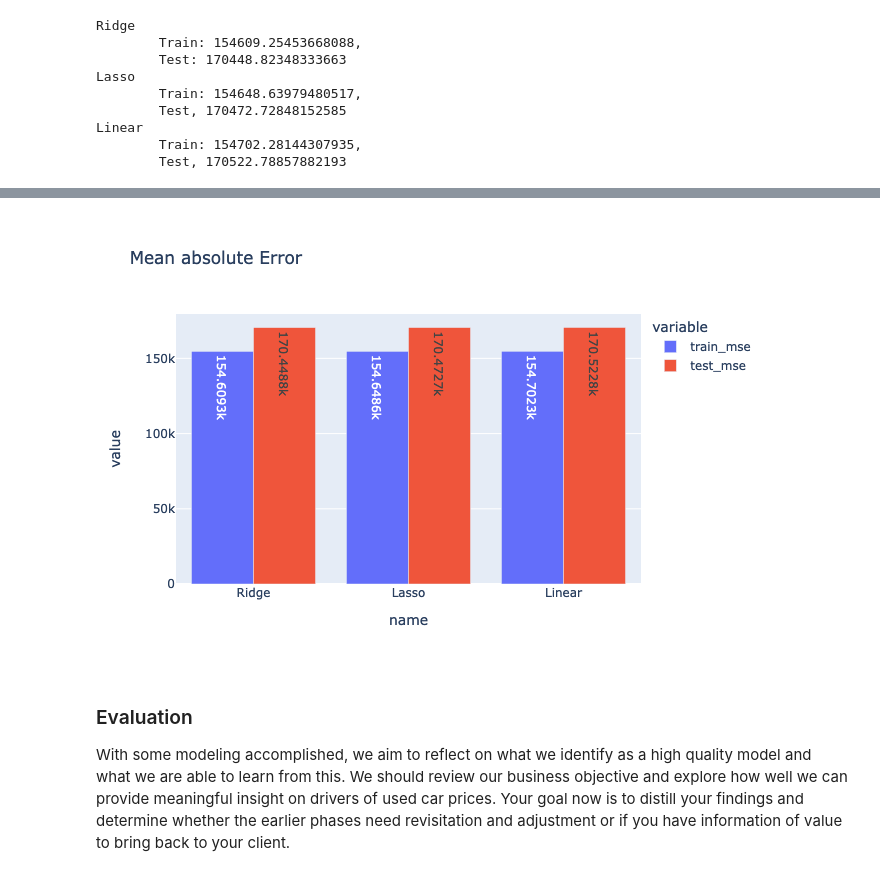
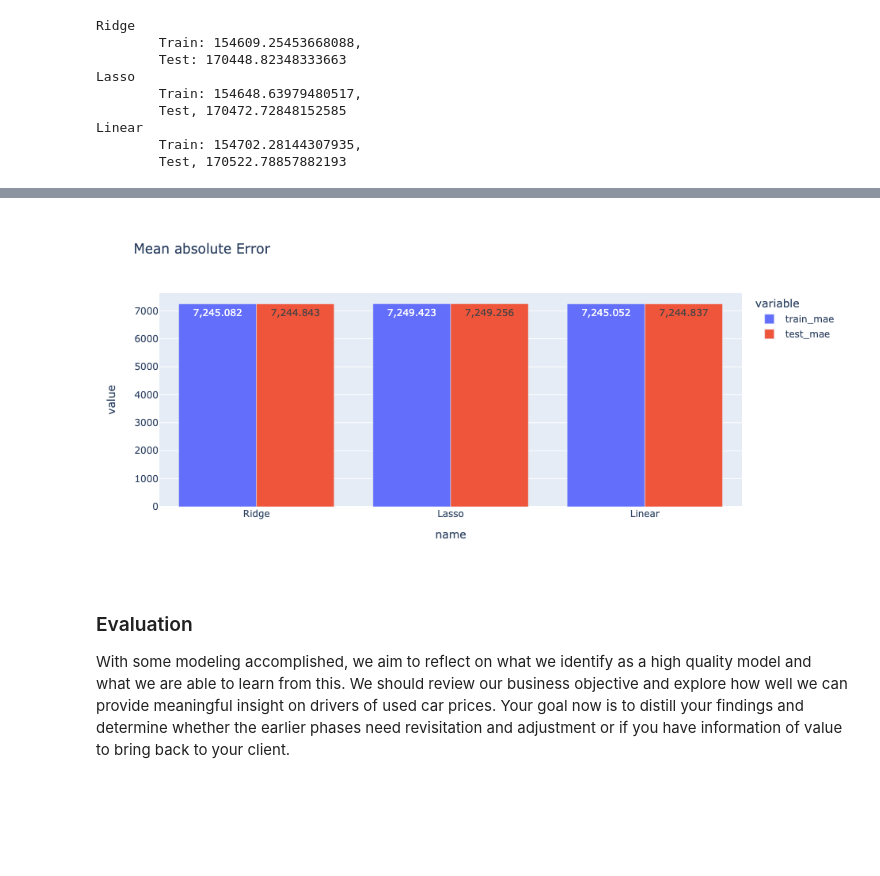
Before and after one commit to jiotiG/ML-AI-Model-Car-price, a Jupyter notebook: model_car_data.ipynb, the cells around one changed output, grey strips where cells are left out. Cells and saved outputs as stored; diff of their text form; code cells hidden in the pictures; blank space fills up the shorter version.

Commit message:
fixing the ipynb file to display the graphs

```diff
--- a/model_car_data.ipynb
+++ b/model_car_data.ipynb
@@ -780,13 +751,14 @@ Linear
 # %%
-px.bar(df_results, x=df_results['name'], y=[df_results['train_mse'],
-                                            df_results['test_mse']],
+fig = px.bar(df_results, x=df_results['name'], y=[df_results['train_mae'],
+                                            df_results['test_mae']],
        text_auto=True, barmode='group',
        width=950,
        height=450,
        title="Mean absolute Error"
       )
+fig.show("png")
 # %% [output]
-[figure, old version]
+[figure, new version]
 # %% [markdown]
 ### Evaluation
 
```
Also changed, not shown: parts of 8 cells of this notebook.
